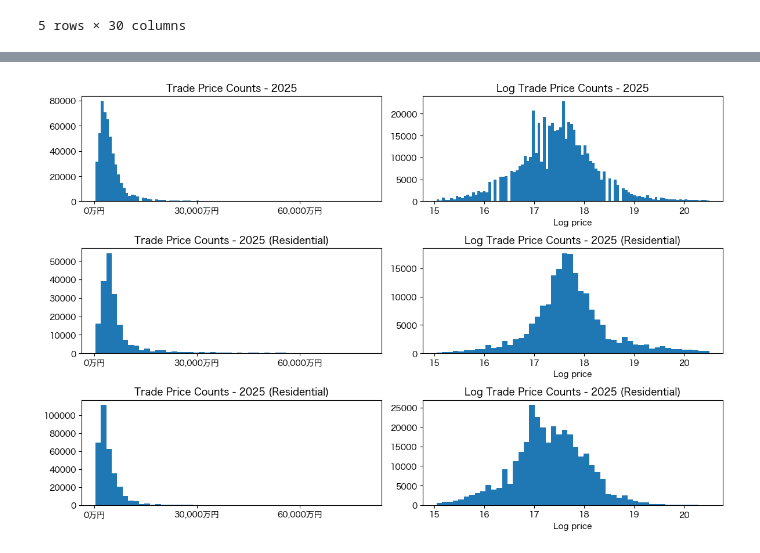
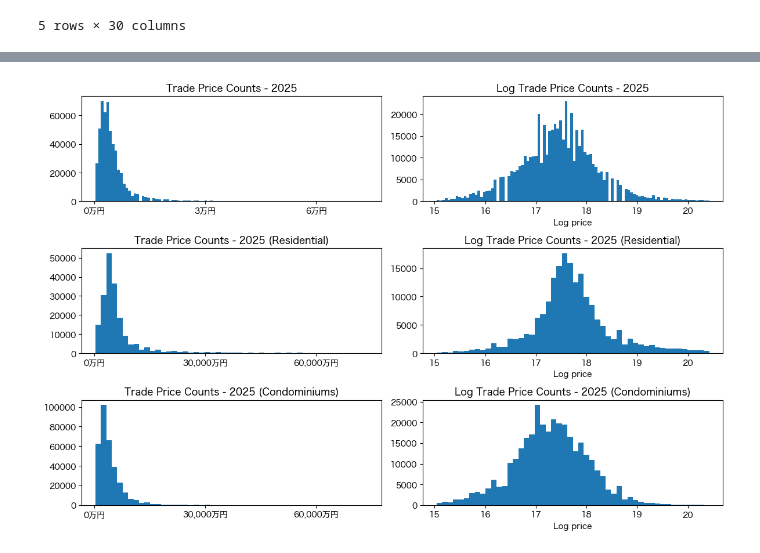
Before and after one commit to pablosumi/tokyo-real-estate-smart-advisor, a Jupyter notebook: notebooks/EDA.ipynb, the cells around one changed output, grey strips where cells are left out. Saved outputs shown, nothing was run; the diff lists cells and outputs as text; code cells hidden in the pictures.

```diff
--- a/notebooks/EDA.ipynb
+++ b/notebooks/EDA.ipynb
@@ -235,7 +214,7 @@ sns.heatmap(data.corr(numeric_only=True), cmap='coolwarm')
 # %%
 # Japanese-style 万円 formatter
-def yen_man(x, pos):
-    return f"{x:,.0f}万円"
+def yen_man_formatter(x, pos):
+    return f"{x/1e4:,.0f}万円"
 
 # add log trade price
 latest_year = data['TransactionYear'].max()
@@ -247,38 +226,38 @@ data['LogTradePriceYen'] = np.log(data['TradePriceYen'])
 fig, axes = plt.subplots(3, 2, figsize=(12, 8))
 
 # Linear - all
 axes[0, 0].hist(data['TradePriceYen']/1e4, bins=100)
 axes[0, 0].set_title(f"Trade Price Counts - {latest_year}")
-axes[0, 0].xaxis.set_major_formatter(FuncFormatter(yen_man))
+axes[0, 0].xaxis.set_major_formatter(FuncFormatter(yen_man_formatter))
 axes[0, 0].xaxis.set_major_locator(plt.MaxNLocator(3))
 
 # Log - all
 axes[0, 1].hist(data['LogTradePriceYen'], bins=100)
 axes[0, 1].set_title(f"Log Trade Price Counts - {latest_year}")
 axes[0, 1].set_xlabel("Log price")
 
 # Linear - residential
-axes[1, 0].hist(data[data['Type'] == 'Residential Land(Land and Building)']['TradePriceYen']/1e4, bins=50)
+axes[1, 0].hist(data[data['Type'] == 'Residential Land(Land and Building)']['TradePriceYen'], bins=50)
 axes[1, 0].set_title(f"Trade Price Counts - {latest_year} (Residential)")
-axes[1, 0].xaxis.set_major_formatter(FuncFormatter(yen_man))
+axes[1, 0].xaxis.set_major_formatter(FuncFormatter(yen_man_formatter))
 axes[1, 0].xaxis.set_major_locator(plt.MaxNLocator(3))
 
 # Log - residential
 axes[1, 1].hist(data[data['Type'] == 'Residential Land(Land and Building)']['LogTradePriceYen'], bins=50)
 axes[1, 1].set_title(f"Log Trade Price Counts - {latest_year} (Residential)")
 axes[1, 1].set_xlabel("Log price")
 
 # Linear - condominiums
-axes[2, 0].hist(data[data['Type'] == 'Pre-owned Condominiums, etc.']['TradePriceYen']/1e4, bins=50)
-axes[2, 0].set_title(f"Trade Price Counts - {latest_year} (Residential)")
-axes[2, 0].xaxis.set_major_formatter(FuncFormatter(yen_man))
+axes[2, 0].hist(data[data['Type'] == 'Pre-owned Condominiums, etc.']['TradePriceYen'], bins=50)
+axes[2, 0].set_title(f"Trade Price Counts - {latest_year} (Condominiums)")
+axes[2, 0].xaxis.set_major_formatter(FuncFormatter(yen_man_formatter))
 axes[2, 0].xaxis.set_major_locator(plt.MaxNLocator(3))
 
 # Log - condominiums
 axes[2, 1].hist(data[data['Type'] == 'Pre-owned Condominiums, etc.']['LogTradePriceYen'], bins=50)
-axes[2, 1].set_title(f"Log Trade Price Counts - {latest_year} (Residential)")
+axes[2, 1].set_title(f"Log Trade Price Counts - {latest_year} (Condominiums)")
 axes[2, 1].set_xlabel("Log price")
 
 plt.tight_layout()
 # %% [output]
-[figure, old version]
+[figure, new version]
```
Also changed, not shown: parts of 20 cells of this notebook.
